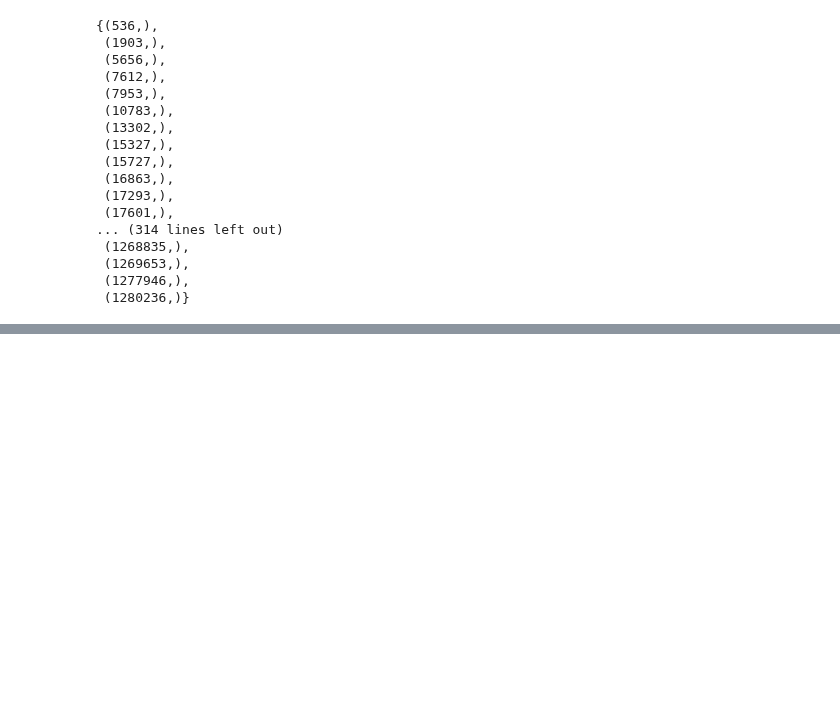
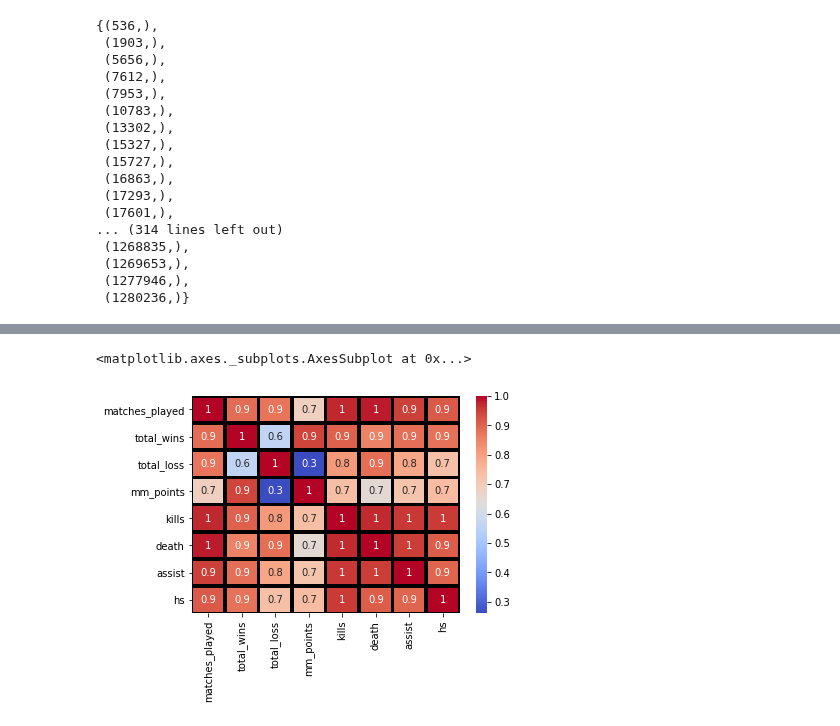
Before and after one commit to victor-s-santos/DataAnalystic-Test, a Jupyter notebook: Analysis.ipynb, the cells around one changed output, grey strips where cells are left out. Cells and saved outputs as stored; diff of their text form; code cells hidden in the pictures; blank space fills up the shorter version.

Commit message:
pearson correlation method has been aplied

```diff
--- a/Analysis.ipynb
+++ b/Analysis.ipynb
@@ -143,0 +150,7 @@ intersec
+# %%
+import pandas as pd
+match = pd.read_csv('csv/matchmaking_stats.csv')
+# %%
+#Removing the unnecessaries columns
+my_df = match.drop(columns=['player_id', 'created_at', 'updated_at'])
+my_df
@@ -143,0 +185,11 @@ intersec
+# %%
+import seaborn as sns
+import numpy as np
+import pandas as pd
+import matplotlib.pyplot as plt
+heatmap_chart = sns.heatmap(my_df.corr(method ='pearson'), annot = True, fmt='.1g',
+            cmap= 'coolwarm', linewidths=2.5, linecolor='black')
+heatmap_chart
+# %% [output]
+<matplotlib.axes._subplots.AxesSubplot at 0x...>
+[figure, added]
```
Also changed, not shown: parts of 5 cells of this notebook.
